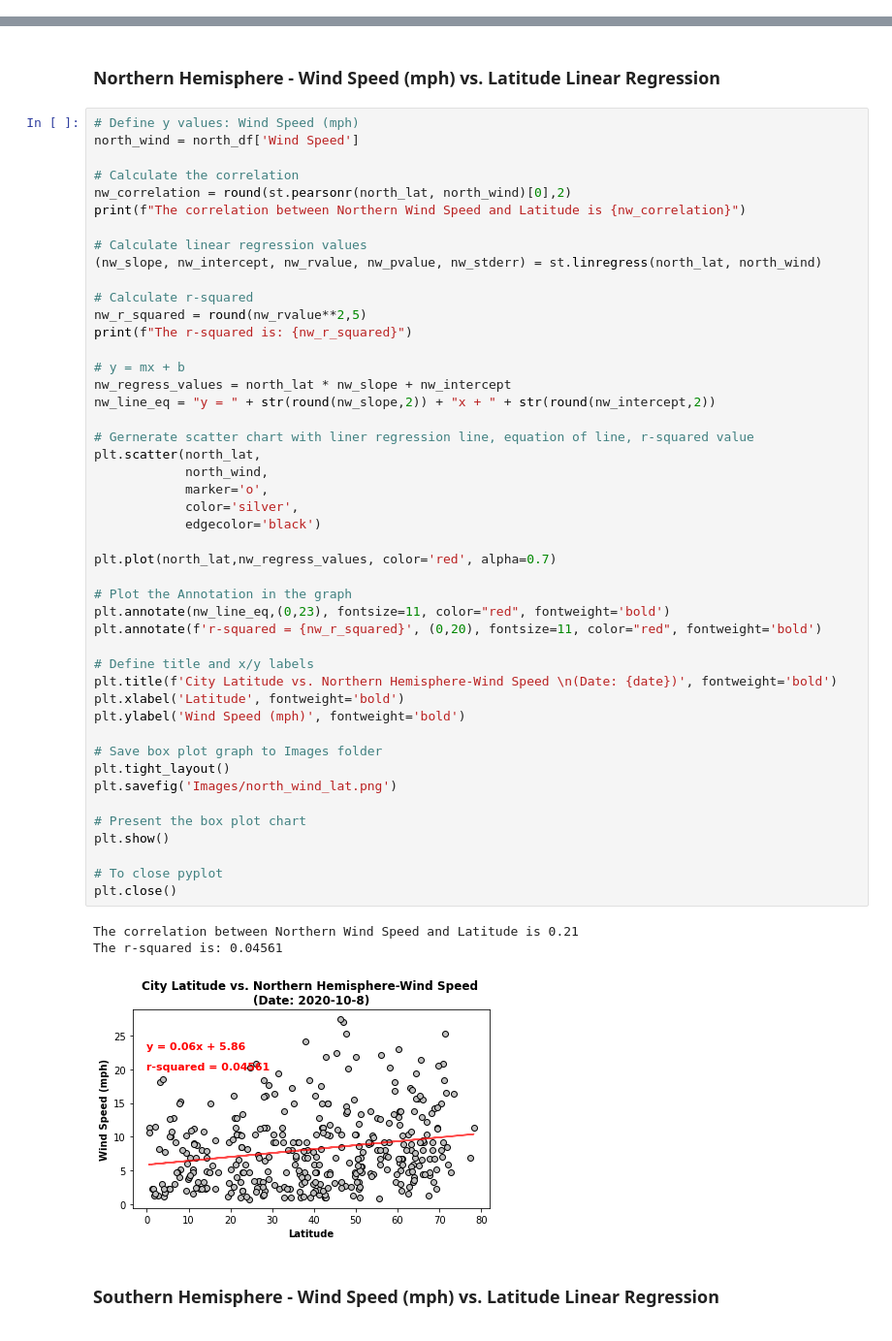
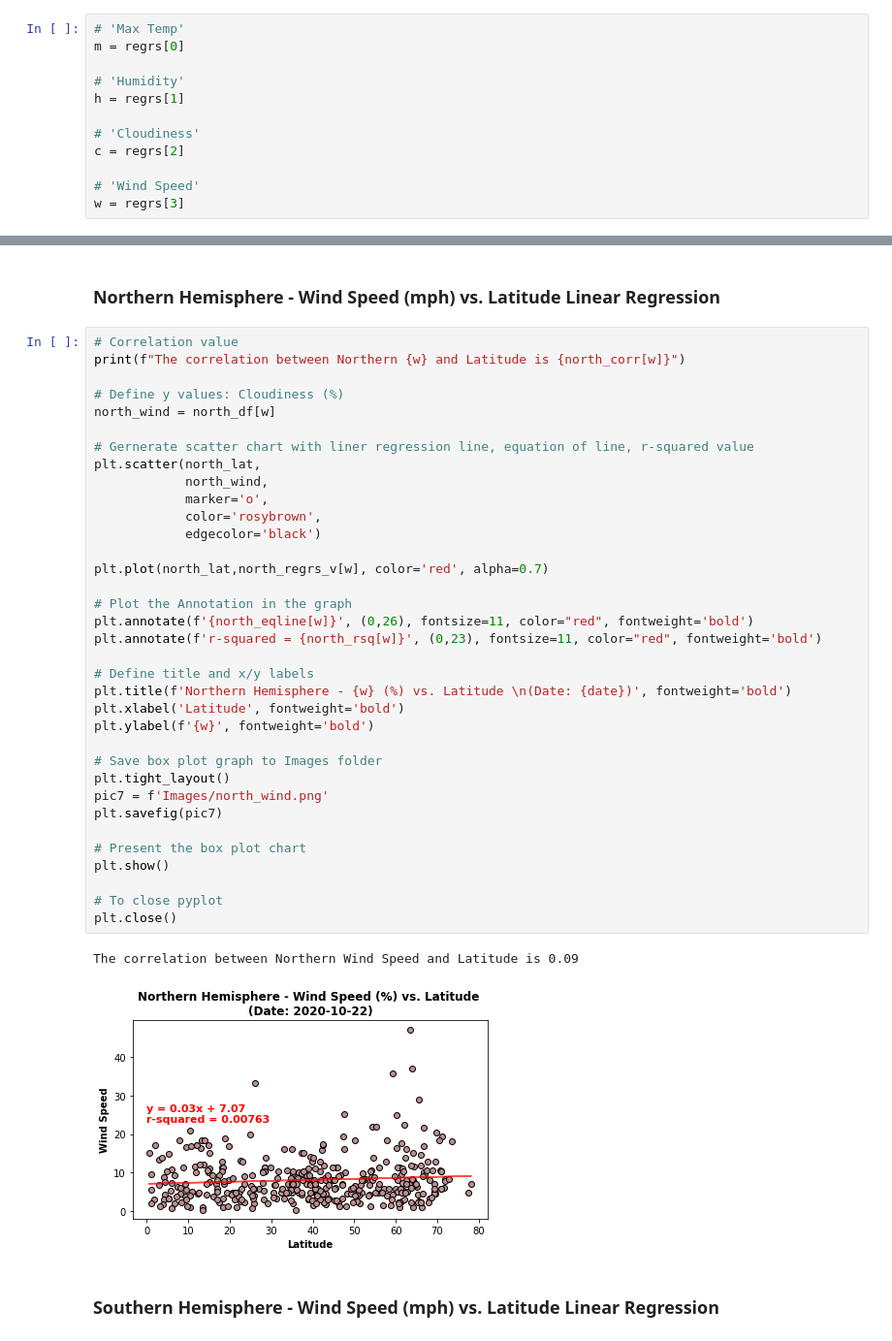
Before and after one commit to abpuccini/API-Challenge, a Jupyter notebook: WeatherPy/WeatherPy.ipynb, the cells around one changed output, grey strips where cells are left out. Shown at 97% size. Drawn from its saved outputs; the diff is of its cells as text.

```diff
--- a/WeatherPy/WeatherPy.ipynb
+++ b/WeatherPy/WeatherPy.ipynb
@@ -370,3 +419,15 @@ south_lat = south_df['Latitude'] # South
+# %%
+# 'Max Temp'
+m = regrs[0]
+
+# 'Humidity'
+h = regrs[1]
+
+# 'Cloudiness'
+c = regrs[2]
+
+# 'Wind Speed'
+w = regrs[3]
 # %% [markdown]
 ###  Northern Hemisphere - Max Temp vs. Latitude Linear Regression
 # %%
@@ -706,55 +695,43 @@ Other meteorological data might be considered to have more accurate analysis as
 # %% [markdown]
 ###  Northern Hemisphere - Wind Speed (mph) vs. Latitude Linear Regression
 # %%
-# Define y values: Wind Speed (mph)
-north_wind = north_df['Wind Speed']
+# Correlation value
+print(f"The correlation between Northern {w} and Latitude is {north_corr[w]}")
 
-# Calculate the correlation
-nw_correlation = round(st.pearsonr(north_lat, north_wind)[0],2)
-print(f"The correlation between Northern Wind Speed and Latitude is {nw_correlation}")
-
-# Calculate linear regression values
-(nw_slope, nw_intercept, nw_rvalue, nw_pvalue, nw_stderr) = st.linregress(north_lat, north_wind)
-
-# Calculate r-squared
-nw_r_squared = round(nw_rvalue**2,5)
-print(f"The r-squared is: {nw_r_squared}")
-
-# y = mx + b
-nw_regress_values = north_lat * nw_slope + nw_intercept
-nw_line_eq = "y = " + str(round(nw_slope,2)) + "x + " + str(round(nw_intercept,2))
+# Define y values: Cloudiness (%)
+north_wind = north_df[w]
 
 # Gernerate scatter chart with liner regression line, equation of line, r-squared value
 plt.scatter(north_lat,
             north_wind,
             marker='o',
-            color='silver',
+            color='rosybrown',
             edgecolor='black')
 
-plt.plot(north_lat,nw_regress_values, color='red', alpha=0.7)
+plt.plot(north_lat,north_regrs_v[w], color='red', alpha=0.7)
 
 # Plot the Annotation in the graph
-plt.annotate(nw_line_eq,(0,23), fontsize=11, color="red", fontweight='bold')
-plt.annotate(f'r-squared = {nw_r_squared}', (0,20), fontsize=11, color="red", fontweight='bold')
+plt.annotate(f'{north_eqline[w]}', (0,26), fontsize=11, color="red", fontweight='bold')
+plt.annotate(f'r-squared = {north_rsq[w]}', (0,23), fontsize=11, color="red", fontweight='bold')
 
 # Define title and x/y labels
-plt.title(f'City Latitude vs. Northern Hemisphere-Wind Speed \n(Date: {date})', fontweight='bold')
+plt.title(f'Northern Hemisphere - {w} (%) vs. Latitude \n(Date: {date})', fontweight='bold')
 plt.xlabel('Latitude', fontweight='bold')
-plt.ylabel('Wind Speed (mph)', fontweight='bold')
+plt.ylabel(f'{w}', fontweight='bold')
 
 # Save box plot graph to Images folder
 plt.tight_layout()
-plt.savefig('Images/north_wind_lat.png')
+pic7 = f'Images/north_wind.png'
+plt.savefig(pic7)
 
 # Present the box plot chart
 plt.show()
 
 # To close pyplot
 plt.close()
 # %% [output]
-The correlation between Northern Wind Speed and Latitude is 0.21
-The r-squared is: 0.04561
+The correlation between Northern Wind Speed and Latitude is 0.09
-[figure, old version]
+[figure, new version]
 # %% [markdown]
 ###  Southern Hemisphere - Wind Speed (mph) vs. Latitude Linear Regression
 # %%
```
Also changed, not shown: parts of 23 cells of this notebook, 22 other files.
